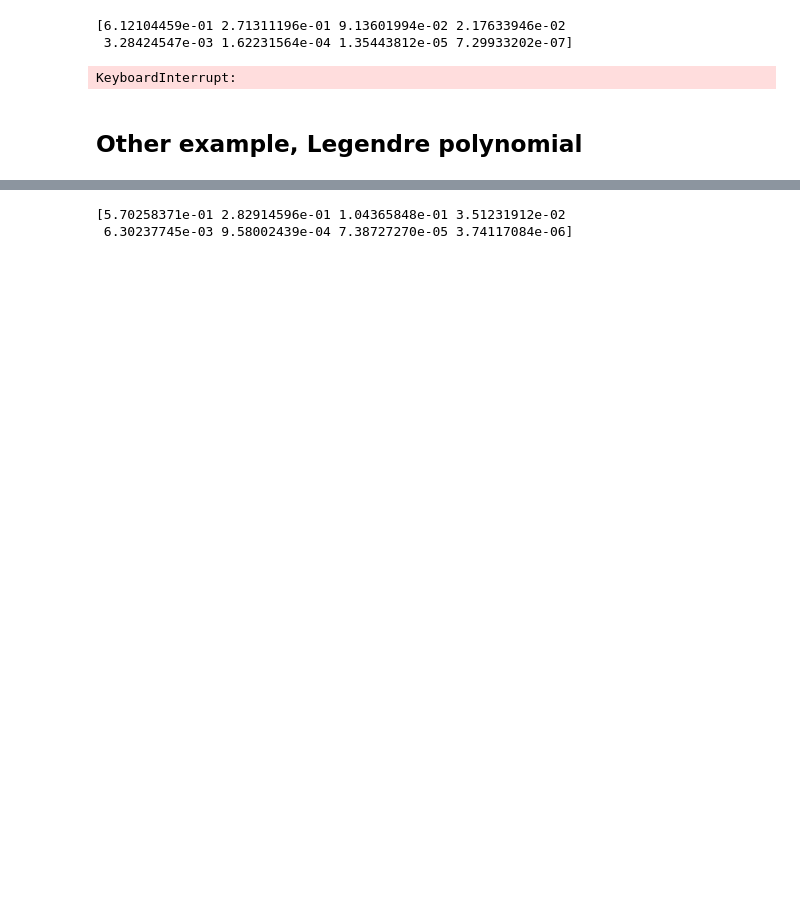
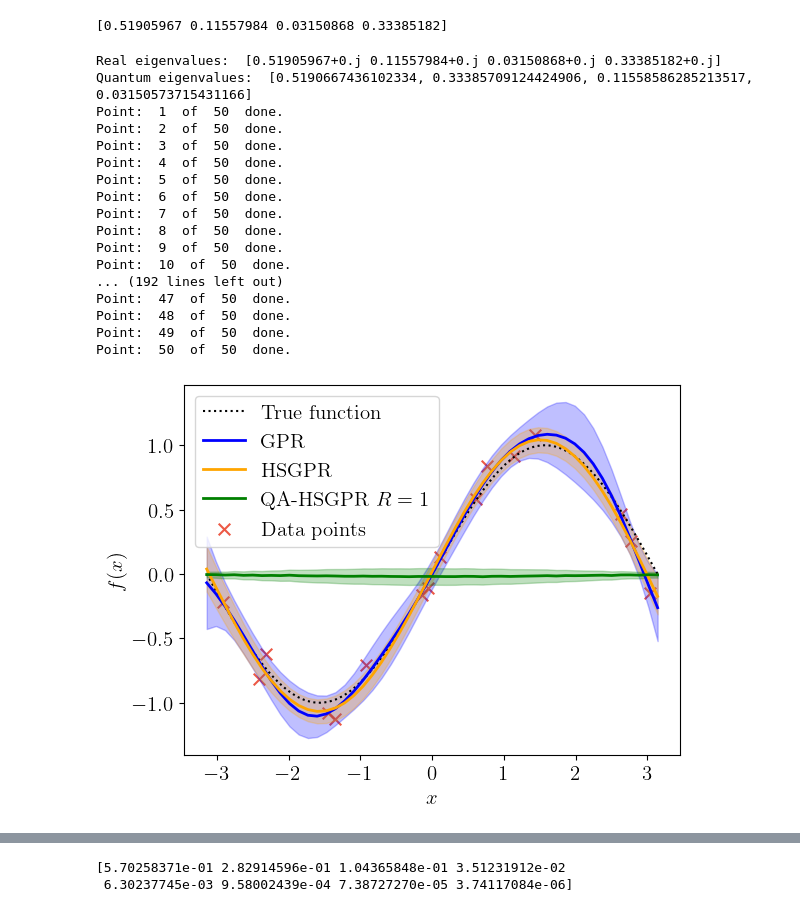
Before and after one commit to cagalvisf/Quantum_algorithm_for_HSGPR, a Jupyter notebook: Quantum_reduced_rank_GPR.ipynb, the cells around one changed output, grey strips where cells are left out. Saved outputs shown, nothing was run; the diff lists cells and outputs as text; code cells hidden in the pictures; blank space fills up the shorter version.

```diff
--- a/Quantum_reduced_rank_GPR.ipynb
+++ b/Quantum_reduced_rank_GPR.ipynb
@@ -143,8 +108,12 @@ mean_args_post = [X_train, y_train, sigma2, M, L, alpha, scale, delta, n_eig, R,
 # %%
+Phif = HS.Phi_matrix(X_train)
+Lambda = HS.Lambda()
+Phisf = HS.Phi_matrix(Xp).T
+
+
 Z = np.array(Phif @ np.sqrt(Lambda))
 Zs =np.array(Phisf.T @ np.sqrt(Lambda))
-## Presicion of eigenvalues should be greater than 4
-n_eig=16
+
 ## Normalize the data
 norm_z = np.linalg.norm(Z)
 
@@ -156,19 +125,7 @@ real_eigenvals, real_eigenvecs = scipy.linalg.eig(ZZd)
 
 ## delta parameter should be 1>delta>lam_max
 print( np.real(real_eigenvals))
-delta =np.real(real_eigenvals[0])+0.01
-
-## multiple points mean
-R = 3
-shots = 100000
-mean_args_post = [X_train, y_train, sigma2, M, L, alpha, scale, delta, n_eig, R, shots]
-
-
-
-mu_post_approx_HS_k_QPU, Sigma_post_approx_HS_k_QPU, v_qc = QGP_regressors.QGPR_approximation_posterior(Xp,mean_args=mean_args_post)
-
-Sigma_post_approx_HS_k_QPU = np.diag(Sigma_post_approx_HS_k_QPU)
+delta =np.real(real_eigenvals[0])+0.012
+#delta = 8.0
 # %% [output]
-[6.12104459e-01 2.71311196e-01 9.13601994e-02 2.17633946e-02
- 3.28424547e-03 1.62231564e-04 1.35443812e-05 7.29933202e-07]
+[0.51905967 0.11557984 0.03150868 0.33385182]
-KeyboardInterrupt:
@@ -194,2 +132,48 @@ print("--- %s seconds ---" % (time.time() - start_time))
-# %% [markdown]
-## Other example, Legendre polynomial
+# %%
+n_eig=13
+shots = 1000000
+
+## estimate for R = 1,2,3,4
+for R in [1,2,3,4]:
+    mean_args_post = [X_train, y_train, sigma2, M, L, alpha, scale, delta, n_eig, R, shots]
+    mu_post_approx_HS_k_QPU, Sigma_post_approx_HS_k_QPU = QGP_regressors.QGPR_approximation_posterior(Xp,mean_args=mean_args_post)
+    Sigma_post_approx_HS_k_QPU = np.diag(Sigma_post_approx_HS_k_QPU)
+
+    ## save the data in a txt file in columns, just the diagonal of the covariance matrix
+    np.savetxt("Data/QAHSGPR_R{}_M{}_example_1.txt".format(R,M),
+                np.c_[Xp, mu_post_exp_k, np.diag(Sigma_post_exp_k),
+                mu_post_approx_HS_k, np.diag(Sigma_post_approx_HS_k),
+                mu_post_approx_HS_k_QPU, np.diag(Sigma_post_approx_HS_k_QPU)], delimiter=",")
+
+    ## plot the results in independent figures
+    plt.figure()
+    plt.plot(X_real, y, label="True function", linestyle="dotted", color='k')
+    plot_with_uncertainty(Xp, mu_post_exp_k, Sigma_post_exp_k, color='blue', name = "GPR")
+    plot_with_uncertainty(Xp, mu_post_approx_HS_k, Sigma_post_approx_HS_k, color='orange', name = "HSGPR")
+    plot_with_uncertainty(Xp, mu_post_approx_HS_k_QPU, Sigma_post_approx_HS_k_QPU, color='green', name = "QA-HSGPR $R={}$".format(R))
+
+    plt.scatter(X_train, y_train, marker='x', label="Data points", color='#e82f17',zorder=0, s = 70, alpha=0.8)
+    plt.xlabel("$x$")
+    plt.ylabel("$f(x)$")
+    plt.legend()
+
+    plt.savefig("Figures/QAHSGP_R{}_M{}_example_1.pdf".format(R,M), bbox_inches='tight')
+# %% [output]
+Real eigenvalues:  [0.51905967+0.j 0.11557984+0.j 0.03150868+0.j 0.33385182+0.j]
+Quantum eigenvalues:  [0.5190667436102334, 0.33385709124424906, 0.11558586285213517, 0.03150573715431166]
+Point:  1  of  50  done.
+Point:  2  of  50  done.
+Point:  3  of  50  done.
+Point:  4  of  50  done.
+Point:  5  of  50  done.
+Point:  6  of  50  done.
+Point:  7  of  50  done.
+Point:  8  of  50  done.
+Point:  9  of  50  done.
+Point:  10  of  50  done.
+... (192 lines left out)
+Point:  47  of  50  done.
+Point:  48  of  50  done.
+Point:  49  of  50  done.
+Point:  50  of  50  done.
+[figure, added]
```
Also changed, not shown: parts of 43 cells of this notebook, 2 other files.
